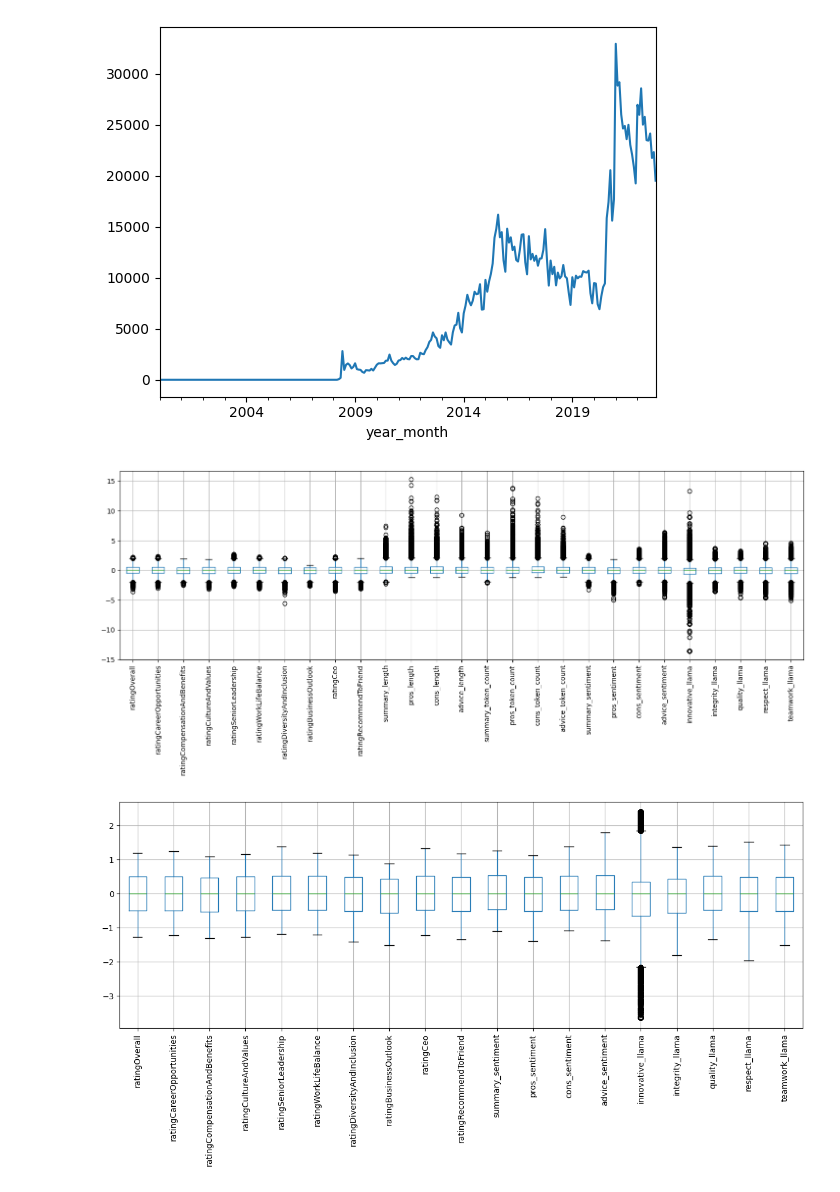
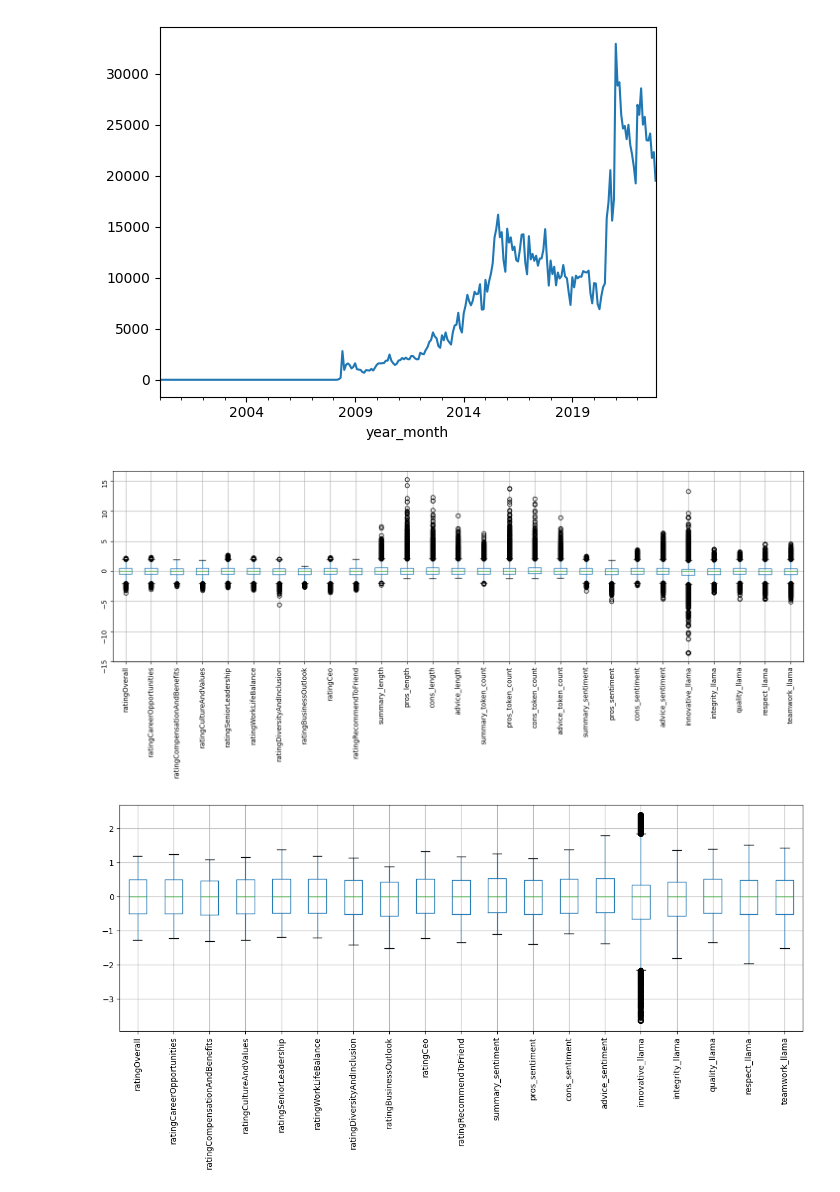
Before and after one commit to alvinku0/4359, a Jupyter notebook: alpha_generation/alpha_tuning.ipynb, the cells around one changed output. Cells and saved outputs as stored; diff of their text form; code cells hidden in the pictures.

```diff
--- a/alpha_generation/alpha_tuning.ipynb
+++ b/alpha_generation/alpha_tuning.ipynb
@@ -84,22 +84,23 @@ df['gsubind'] = df['gsubind'].astype('float')
 # %%
 cols_features = ['ratingOverall', 'ratingCareerOpportunities',
                  'ratingCompensationAndBenefits', 'ratingCultureAndValues',
                  'ratingSeniorLeadership', 'ratingWorkLifeBalance', 'ratingDiversityAndInclusion',
                  'ratingBusinessOutlook', 'ratingCeo', 'ratingRecommendToFriend',
                  'summary_length', 'pros_length', 'cons_length', 'advice_length',
                  'summary_token_count', 'pros_token_count', 'cons_token_count', 'advice_token_count',
                  'summary_sentiment', 'pros_sentiment', 'cons_sentiment', 'advice_sentiment',
                  'innovative_llama', 'integrity_llama', 'quality_llama', 'respect_llama', 'teamwork_llama']
 
 scaler = RobustScaler()
 df2 = df.copy()
 df2[cols_features] = scaler.fit_transform(df2[cols_features])
 
 df2[cols_features].boxplot(figsize = (18,5))
+plt.yticks(rotation=90)
 plt.xticks(rotation=90)
 plt.show()
 # %% [output]
-[figure, old version]
+[figure, new version]
 # %%
 cols_to_scale = ['ratingOverall', 'ratingCareerOpportunities',
                  'ratingCompensationAndBenefits', 'ratingCultureAndValues',
```
Also changed, not shown: parts of 10 cells of this notebook, 4 other files.
